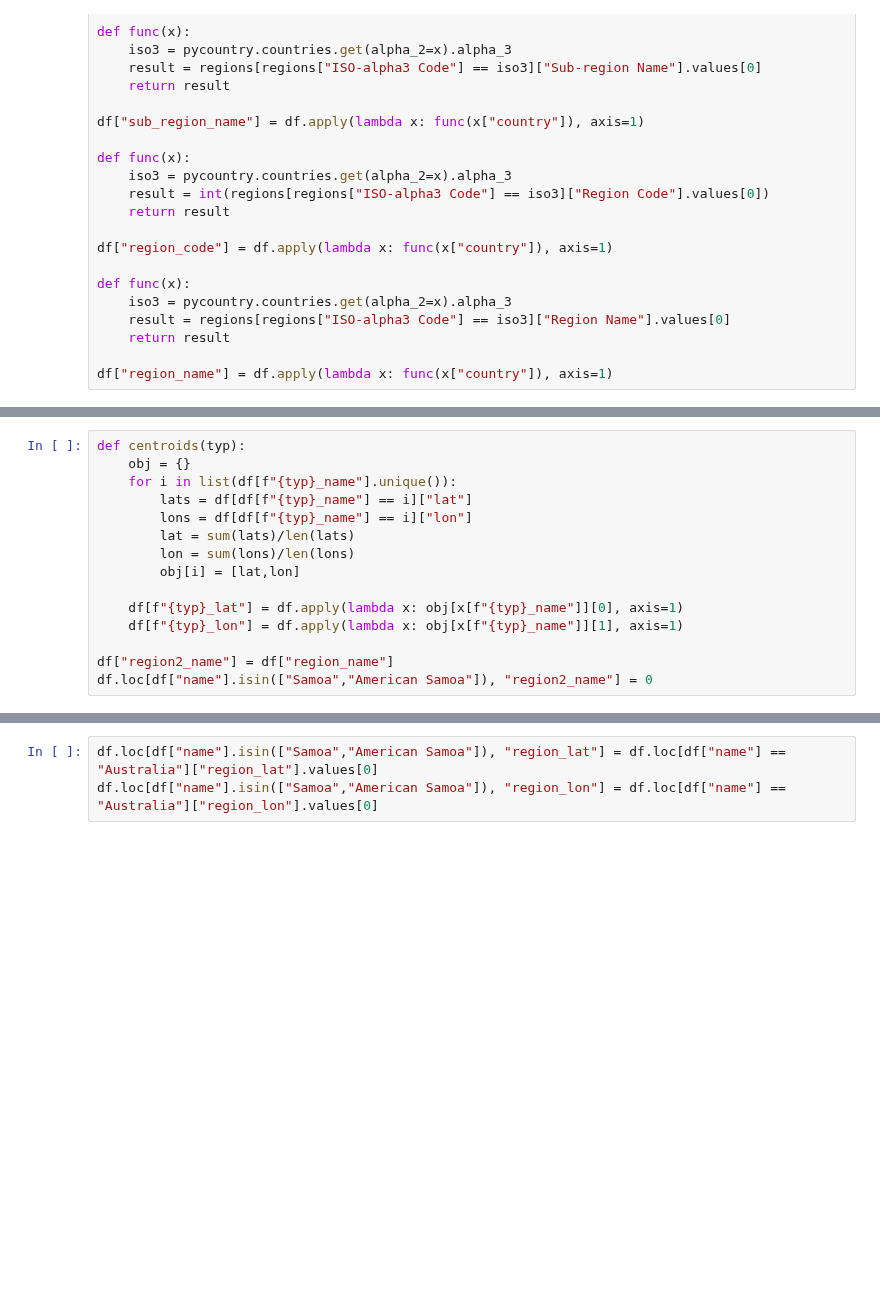
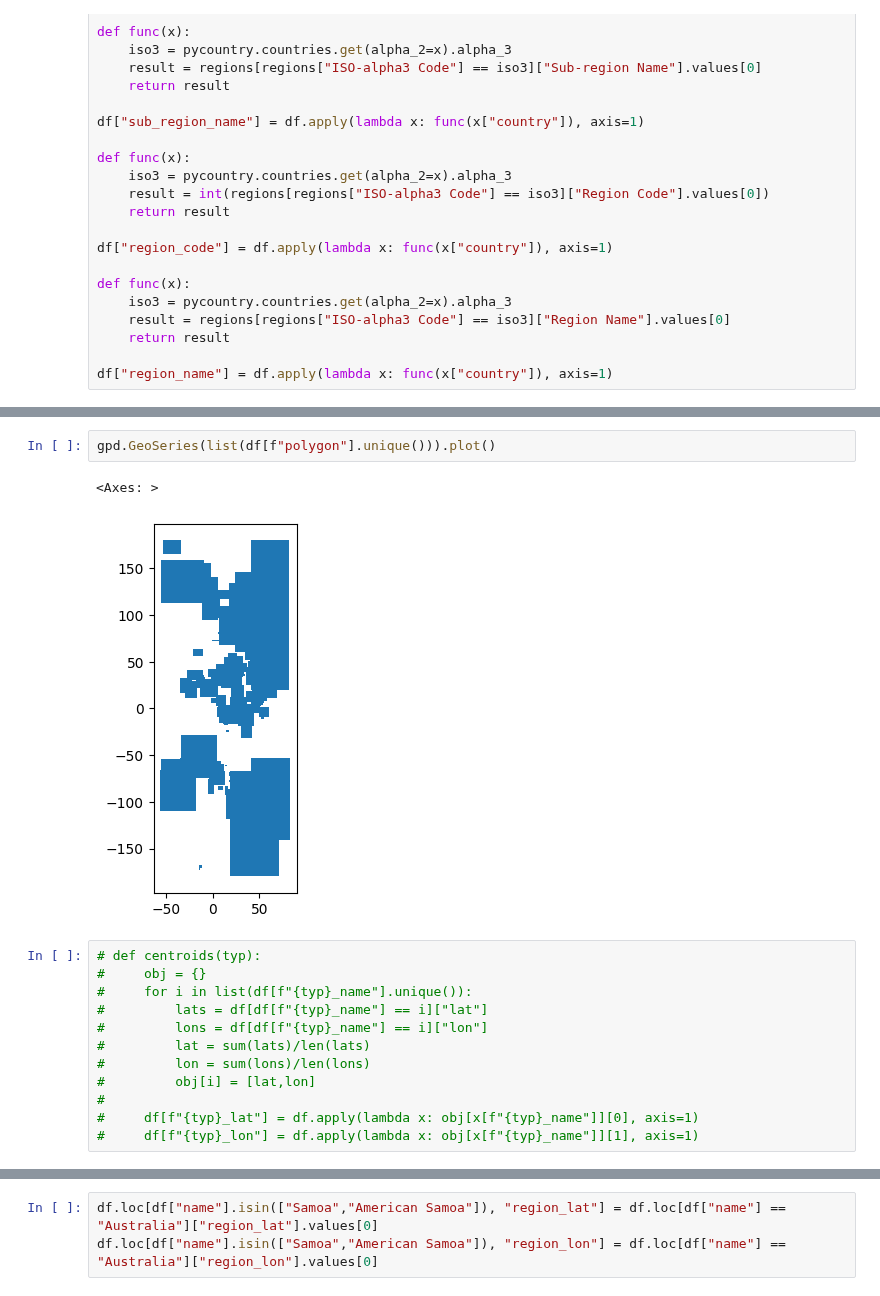
Before and after one commit to jstet/Basel_Convention_Scraper, a Jupyter notebook: data_processing/processing_countries.ipynb, the cells around one changed output, grey strips where cells are left out. Cells and saved outputs as stored; diff of their text form; blank space fills up the shorter version.

```diff
--- a/data_processing/processing_countries.ipynb
+++ b/data_processing/processing_countries.ipynb
@@ -129,15 +146,17 @@ df
+# %%
+gpd.GeoSeries(list(df[f"polygon"].unique())).plot()
+# %% [output]
+<Axes: >
+[figure, added]
 # %%
-def centroids(typ):
-    obj = {}
-    for i in list(df[f"{typ}_name"].unique()):
-        lats = df[df[f"{typ}_name"] == i]["lat"]
-        lons = df[df[f"{typ}_name"] == i]["lon"]
-        lat = sum(lats)/len(lats)
-        lon = sum(lons)/len(lons)
-        obj[i] = [lat,lon]
-
-    df[f"{typ}_lat"] = df.apply(lambda x: obj[x[f"{typ}_name"]][0], axis=1)
-    df[f"{typ}_lon"] = df.apply(lambda x: obj[x[f"{typ}_name"]][1], axis=1)
-
-df["region2_name"] = df["region_name"]
-df.loc[df["name"].isin(["Samoa","American Samoa"]), "region2_name"] = 0
+# def centroids(typ):
+#     obj = {}
+#     for i in list(df[f"{typ}_name"].unique()):
+#         lats = df[df[f"{typ}_name"] == i]["lat"]
+#         lons = df[df[f"{typ}_name"] == i]["lon"]
+#         lat = sum(lats)/len(lats)
+#         lon = sum(lons)/len(lons)
+#         obj[i] = [lat,lon]
+#
+#     df[f"{typ}_lat"] = df.apply(lambda x: obj[x[f"{typ}_name"]][0], axis=1)
+#     df[f"{typ}_lon"] = df.apply(lambda x: obj[x[f"{typ}_name"]][1], axis=1)
```
Also changed, not shown: parts of 15 cells of this notebook, 3 other files.
